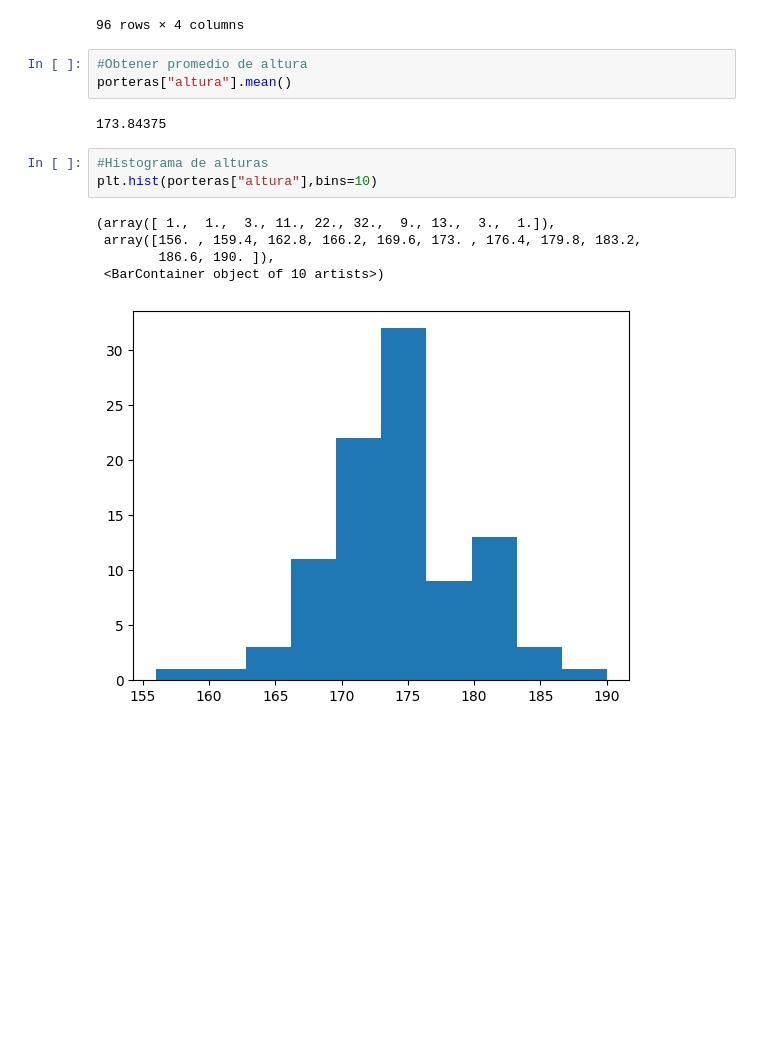
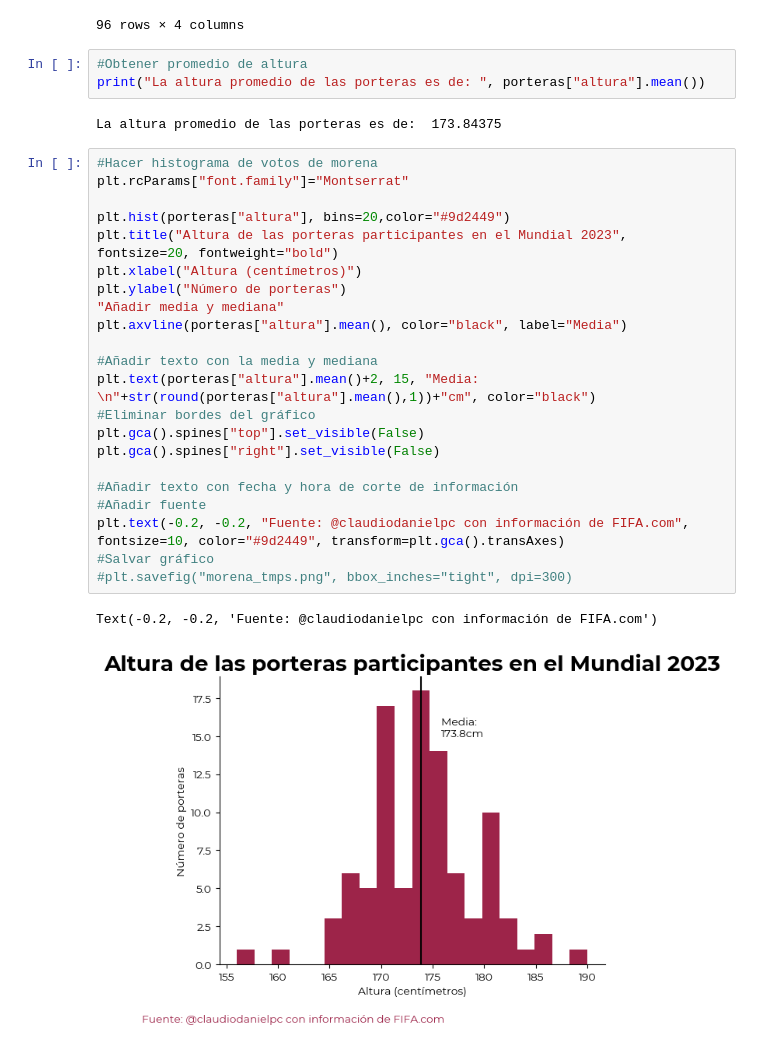
Before and after one commit to claudiodanielpc/dataviz_varios, a Jupyter notebook: porteras_mundial.ipynb, the cells around one changed output. Drawn from its saved outputs; the diff is of its cells as text; blank space fills up the shorter version.

Commit message:
Se genera histograma de la altura de las porteras

```diff
--- a/porteras_mundial.ipynb
+++ b/porteras_mundial.ipynb
@@ -129,15 +129,31 @@ porteras
 96 rows × 4 columns
 # %%
 #Obtener promedio de altura
-porteras["altura"].mean()
+print("La altura promedio de las porteras es de: ", porteras["altura"].mean())
 # %% [output]
-173.84375
+La altura promedio de las porteras es de:  173.84375
-# %%
-#Histograma de alturas
-plt.hist(porteras["altura"],bins=10)
-# %% [output]
-(array([ 1.,  1.,  3., 11., 22., 32.,  9., 13.,  3.,  1.]),
- array([156. , 159.4, 162.8, 166.2, 169.6, 173. , 176.4, 179.8, 183.2,
-        186.6, 190. ]),
- <BarContainer object of 10 artists>)
-[figure, removed]
+# %%
+#Hacer histograma de votos de morena
+plt.rcParams["font.family"]="Montserrat"
+
+plt.hist(porteras["altura"], bins=20,color="#9d2449")
+plt.title("Altura de las porteras participantes en el Mundial 2023", fontsize=20, fontweight="bold")
+plt.xlabel("Altura (centímetros)")
+plt.ylabel("Número de porteras")
+"Añadir media y mediana"
+plt.axvline(porteras["altura"].mean(), color="black", label="Media")
+
+#Añadir texto con la media y mediana
+plt.text(porteras["altura"].mean()+2, 15, "Media: \n"+str(round(porteras["altura"].mean(),1))+"cm", color="black")
+#Eliminar bordes del gráfico
+plt.gca().spines["top"].set_visible(False)
+plt.gca().spines["right"].set_visible(False)
+
+#Añadir texto con fecha y hora de corte de información
+#Añadir fuente
+plt.text(-0.2, -0.2, "Fuente: @claudiodanielpc con información de FIFA.com", fontsize=10, color="#9d2449", transform=plt.gca().transAxes)
+#Salvar gráfico
+#plt.savefig("morena_tmps.png", bbox_inches="tight", dpi=300)
+# %% [output]
+Text(-0.2, -0.2, 'Fuente: @claudiodanielpc con información de FIFA.com')
+[figure, added]
```
